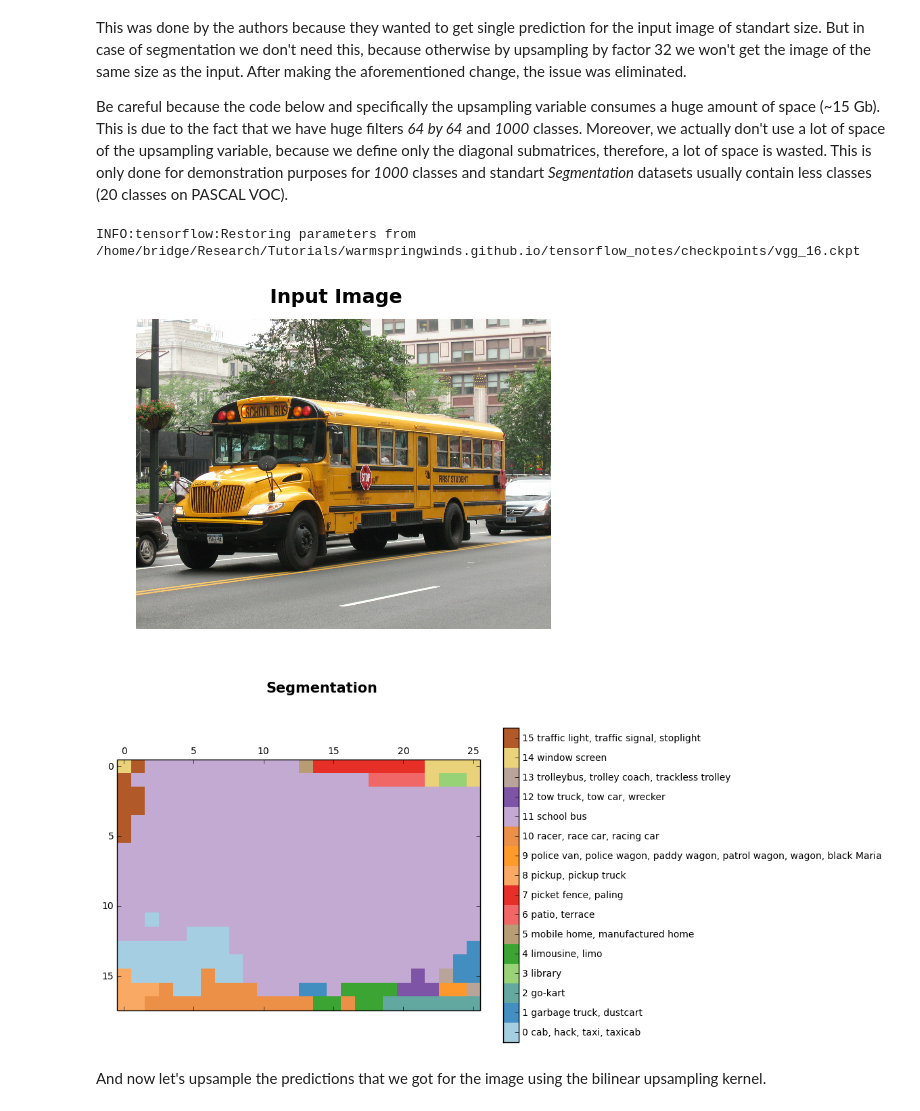
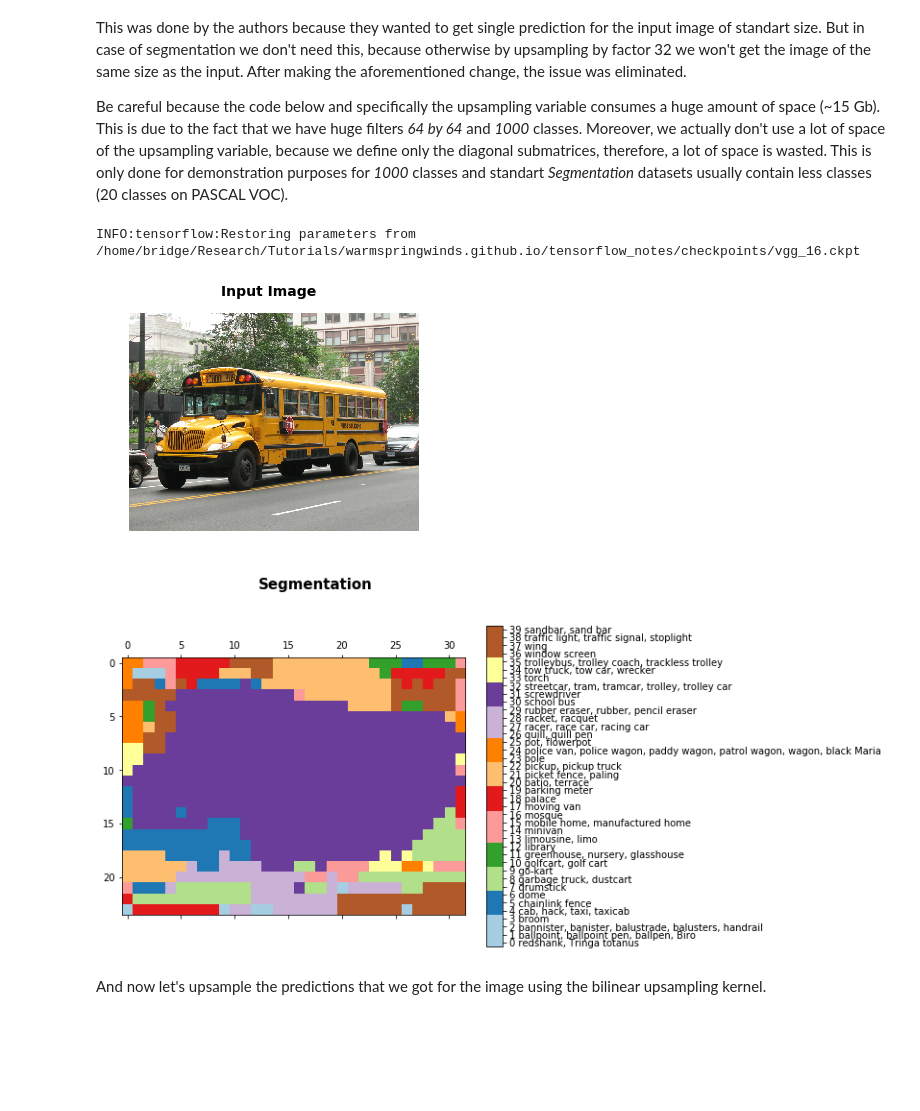
Before and after one commit to barryridge/tensorflow_notes, a Jupyter notebook: upsampling_segmentation.ipynb, the cells around one changed output. Drawn from its saved outputs; the diff is of its cells as text; code cells hidden in the pictures; blank space fills up the shorter version.

Commit message:
Update 2nd notebook for Py3 and fully-conv VGG

```diff
--- a/upsampling_segmentation.ipynb
+++ b/upsampling_segmentation.ipynb
@@ -322,7 +322,7 @@ from matplotlib import pyplot as plt
 import numpy as np
 import os
 import tensorflow as tf
-import urllib2
+import urllib
 
 from datasets import imagenet
 from nets import vgg
@@ -370,7 +370,7 @@ with tf.Graph().as_default():
     url = ("https://upload.wikimedia.org/wikipedia/commons/d/d9/"
            "First_Student_IC_school_bus_202076.jpg")
 
-    image_string = urllib2.urlopen(url).read()
+    image_string = urllib.request.urlopen(url).read()
     image = tf.image.decode_jpeg(image_string, channels=3)
 
     # Convert image to float32 before subtracting the
@@ -390,7 +390,8 @@ with tf.Graph().as_default():
         logits, _ = vgg.vgg_16(input_image,
                                num_classes=1000,
                                is_training=False,
-                               spatial_squeeze=False)
+                               spatial_squeeze=False,
+                               fc_conv_padding='SAME')
 
     # For each pixel we get predictions for each class
     # out of 1000. We need to pick the one with the highest
@@ -412,35 +413,35 @@ with tf.Graph().as_default():
 segmentation = np.squeeze(segmentation)
 
 names = imagenet.create_readable_names_for_imagenet_labels()
 
 # Let's get unique predicted classes (from 0 to 1000) and
 # relable the original predictions so that classes are
 # numerated starting from zero
 unique_classes, relabeled_image = np.unique(segmentation,
                                             return_inverse=True)
 
 segmentation_size = segmentation.shape
 
 relabeled_image = relabeled_image.reshape(segmentation_size)
 
 labels_names = []
 
 for index, current_class_number in enumerate(unique_classes):
 
     labels_names.append(str(index) + ' ' + names[current_class_number+1])
 
 # Show the downloaded image
 plt.figure()
 plt.imshow(np_image.astype(np.uint8))
 plt.suptitle("Input Image", fontsize=14, fontweight='bold')
 plt.axis('off')
 plt.show()
 
 discrete_matshow(data=relabeled_image, labels_names=labels_names, title="Segmentation")
 # %% [output]
 INFO:tensorflow:Restoring parameters from /home/bridge/Research/Tutorials/warmspringwinds.github.io/tensorflow_notes/checkpoints/vgg_16.ckpt
-[figure, old version]
+[figure, new version]
-[figure, old version]
+[figure, new version]
 # %% [markdown]
 And now let's upsample the predictions that we got for the image using the bilinear
 upsampling kernel.
```
Also changed, not shown: parts of 6 cells of this notebook.
